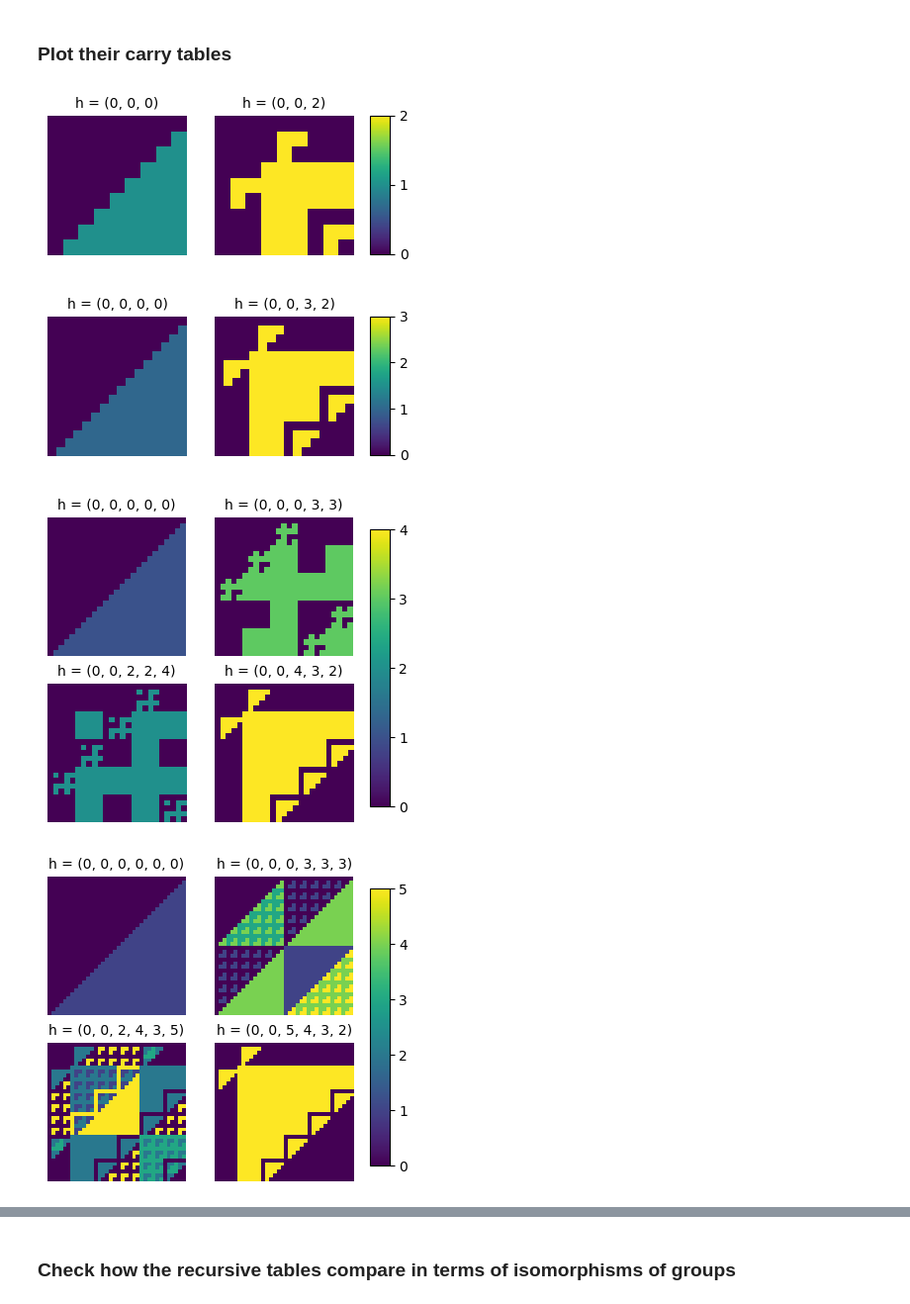
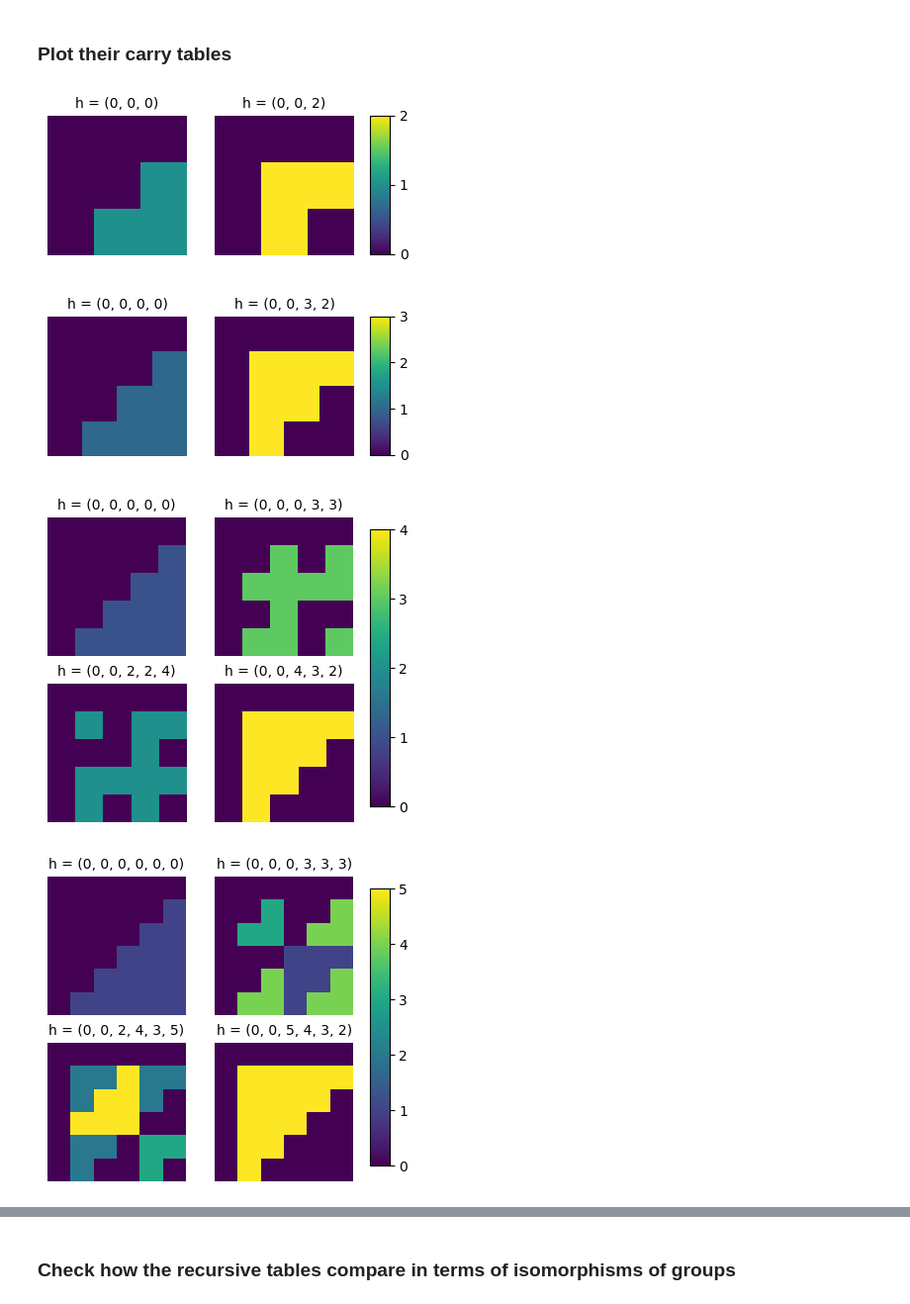
Before and after one commit to cutterdawes/BaseAddition, a Jupyter notebook: carry_tables.ipynb, the cells around one changed output, grey strips where cells are left out. Shown: that part at 99% size. Drawn from its saved outputs; the diff is of its cells as text; code cells hidden in the pictures.

```diff
--- a/carry_tables.ipynb
+++ b/carry_tables.ipynb
@@ -82,19 +93,19 @@ with open('carry_tables/tables8.pickle', 'wb') as f:
 # %% [markdown]
 ### Plot their carry tables
 # %%
-functions.show_tables(tables3, 3, depth=2)
+functions.show_tables(tables3, 3, depth=1)
 # %% [output]
-[figure, old version]
+[figure, new version]
 # %%
-functions.show_tables(tables4, 4, depth=2)
+functions.show_tables(tables4, 4, depth=1)
 # %% [output]
-[figure, old version]
+[figure, new version]
 # %%
-functions.show_tables(tables5, 5, depth=2)
+functions.show_tables(tables5, 5, depth=1)
 # %% [output]
-[figure, old version]
+[figure, new version]
 # %%
-functions.show_tables(tables6, 6, depth=2)
+functions.show_tables(tables6, 6, depth=1)
 # %% [output]
-[figure, old version]
+[figure, new version]
 # %%
```
Also changed, not shown: parts of 13 cells of this notebook.
